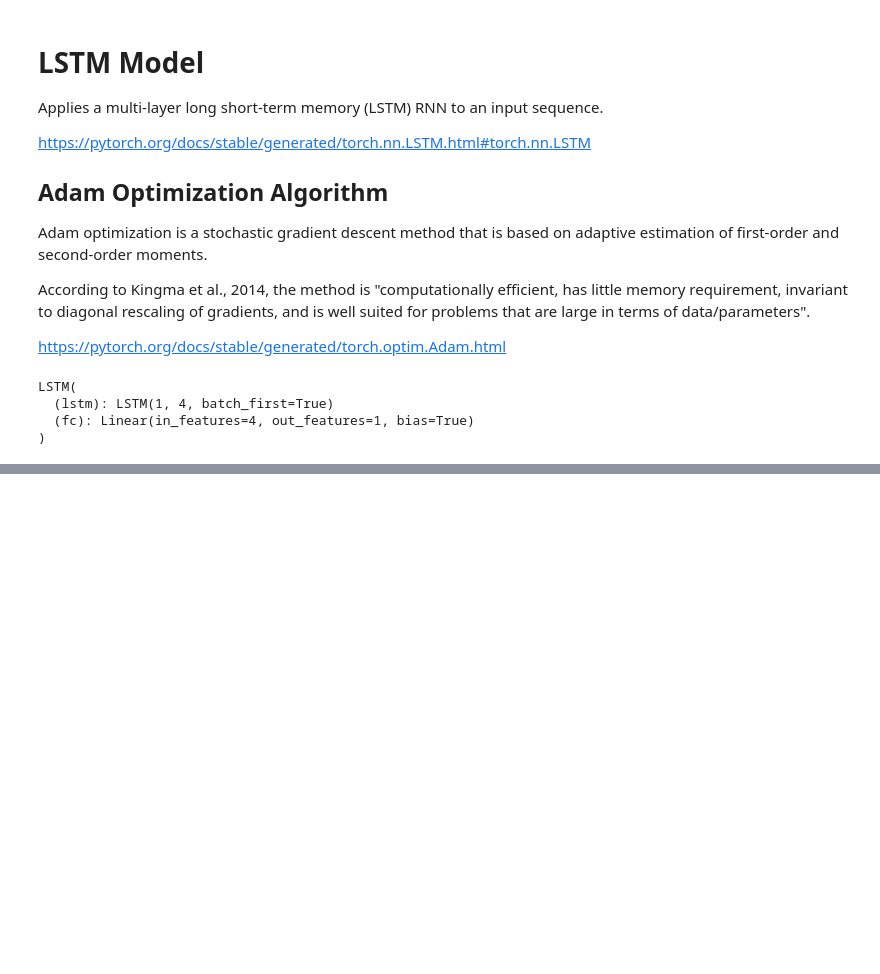
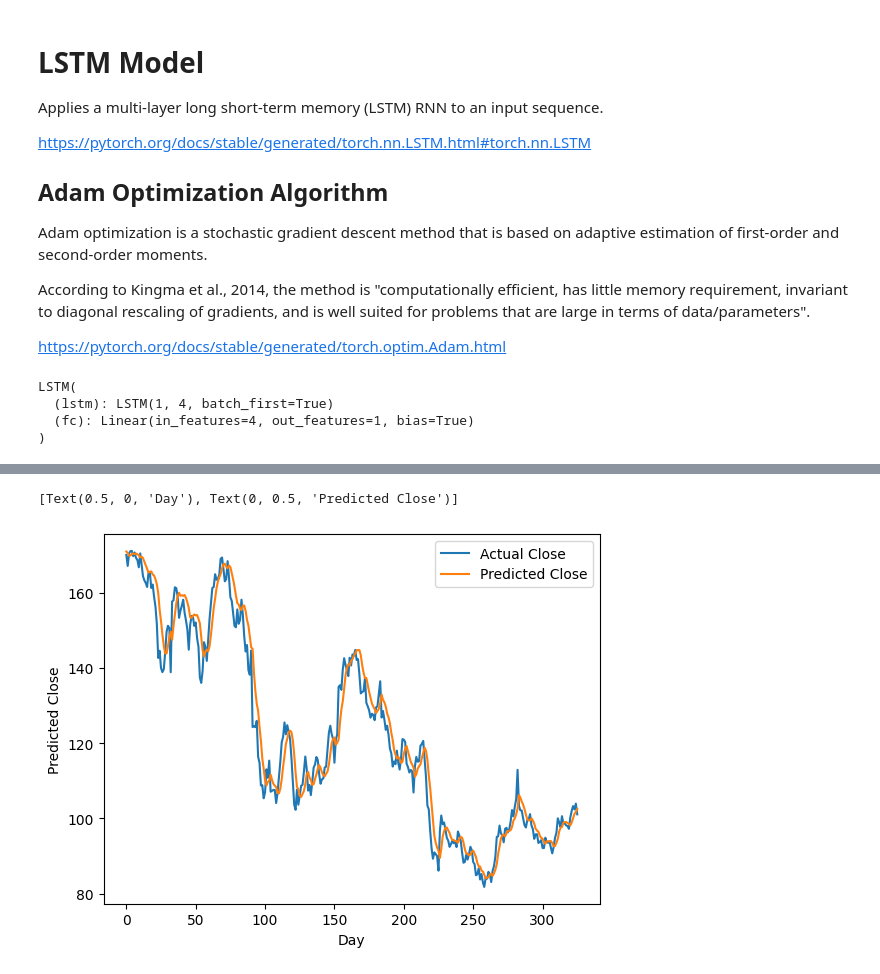
Before and after one commit to 1giacomo/pytorch-notebooks, a Jupyter notebook: amazon_stock_forecasting_colab.ipynb, the cells around one changed output, grey strips where cells are left out. Saved outputs shown, nothing was run; the diff lists cells and outputs as text; code cells hidden in the pictures; blank space fills up the shorter version.

```diff
--- a/amazon_stock_forecasting_colab.ipynb
+++ b/amazon_stock_forecasting_colab.ipynb
@@ -321,0 +362,9 @@ Val Loss: 0.004
+# %%
+test_predictions = model(X_test.to(device)).detach().cpu().numpy().flatten()
+
+dummies = np.zeros((X_test.shape[0], lookback+1))
+dummies[:, 0] = test_predictions
+dummies = scaler.inverse_transform(dummies)
+
+test_predictions = dc(dummies[:, 0])
+test_predictions
@@ -321,0 +389,7 @@ Val Loss: 0.004
+# %%
+dummies = np.zeros((X_test.shape[0], lookback+1))
+dummies[:, 0] = y_test.flatten()
+dummies = scaler.inverse_transform(dummies)
+
+new_y_test = dc(dummies[:, 0])
+new_y_test
@@ -321,0 +416,6 @@ Val Loss: 0.004
+# %%
+sns.lineplot(new_y_test, label='Actual Close', )
+sns.lineplot(test_predictions, label='Predicted Close', palette=['darkorange']).set(xlabel='Day', ylabel='Predicted Close')
+# %% [output]
+[Text(0.5, 0, 'Day'), Text(0, 0.5, 'Predicted Close')]
+[figure, added]
```
Also changed, not shown: parts of 9 cells of this notebook.
